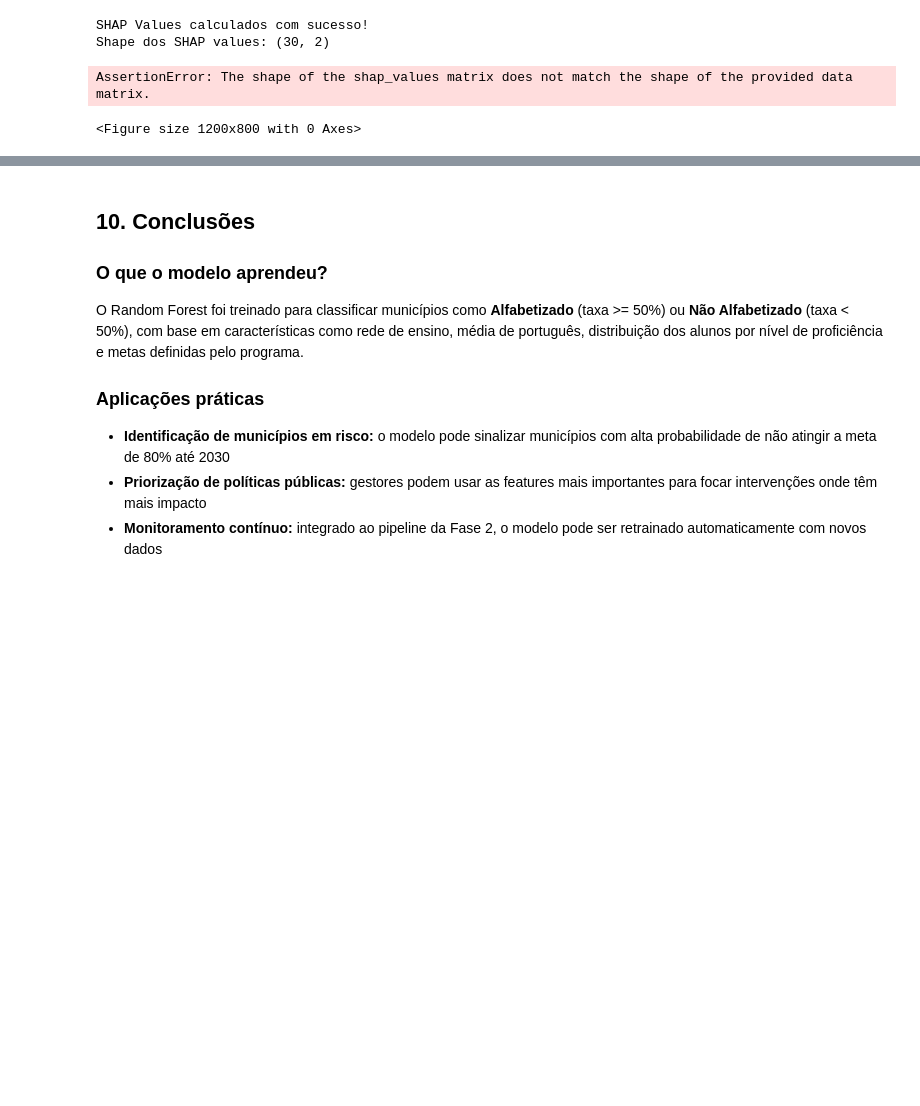
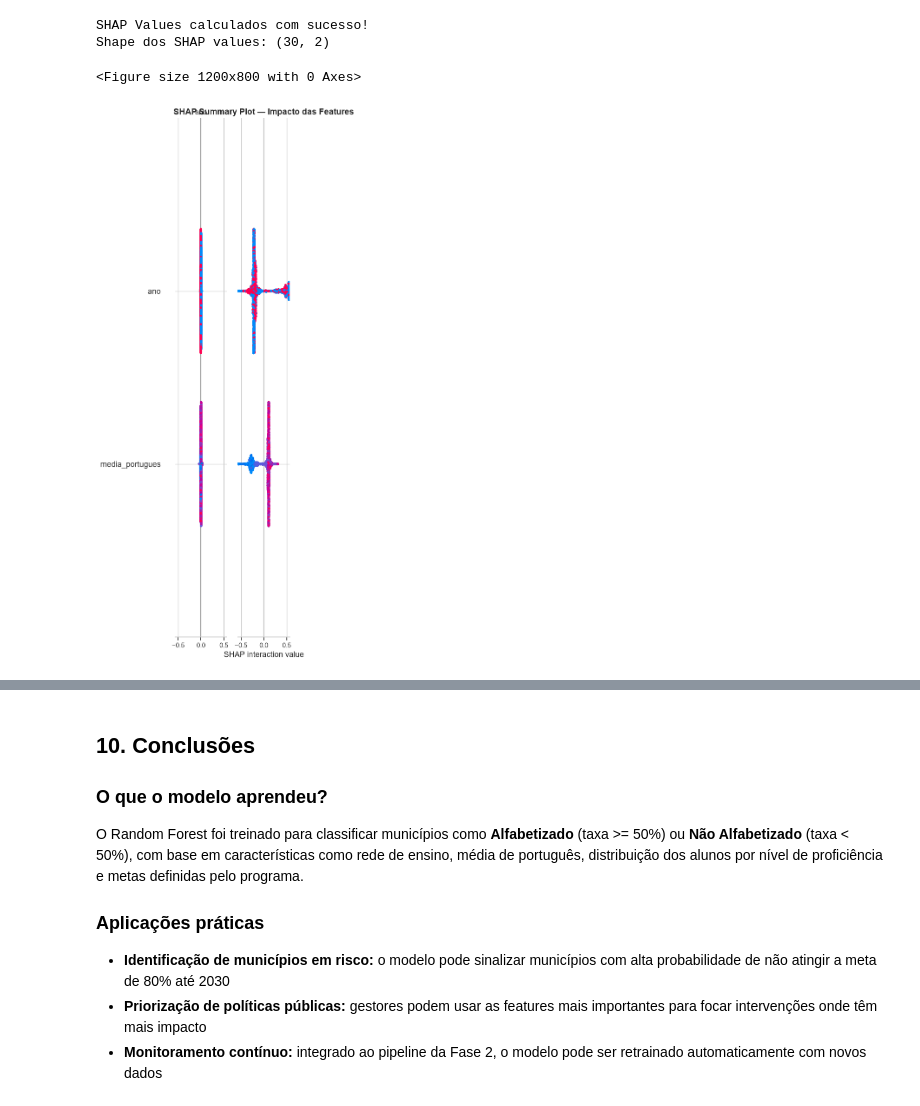
Before and after one commit to gabi-lopes/1IAST-Tech-Challenge-Fase3, a Jupyter notebook: notebooks/03_modelo_random_forest.ipynb, the cells around one changed output, grey strips where cells are left out. Cells and saved outputs as stored; diff of their text form; code cells hidden in the pictures; blank space fills up the shorter version.

```diff
--- a/notebooks/03_modelo_random_forest.ipynb
+++ b/notebooks/03_modelo_random_forest.ipynb
@@ -445,19 +444,19 @@ Shape dos SHAP values: (30, 2)
 # %%
 # Gráfico SHAP Summary — importância global
 plt.figure(figsize=(12, 8))
 shap.summary_plot(
-    shap_values[1],
+    shap_values,
     X_test_transformed,
     feature_names=all_feature_names,
     max_display=15,
     show=False
 )
 plt.title('SHAP Summary Plot — Impacto das Features', fontsize=14, fontweight='bold')
 plt.tight_layout()
 plt.show()
 # %% [output]
-AssertionError: The shape of the shap_values matrix does not match the shape of the provided data matrix.
+<Figure size 1200x800 with 0 Axes>
-<Figure size 1200x800 with 0 Axes>
+[figure, added]
 # %%
 # SHAP Bar Plot — importância média absoluta
 plt.figure(figsize=(12, 7))
```
Also changed, not shown: parts of 4 cells of this notebook.
